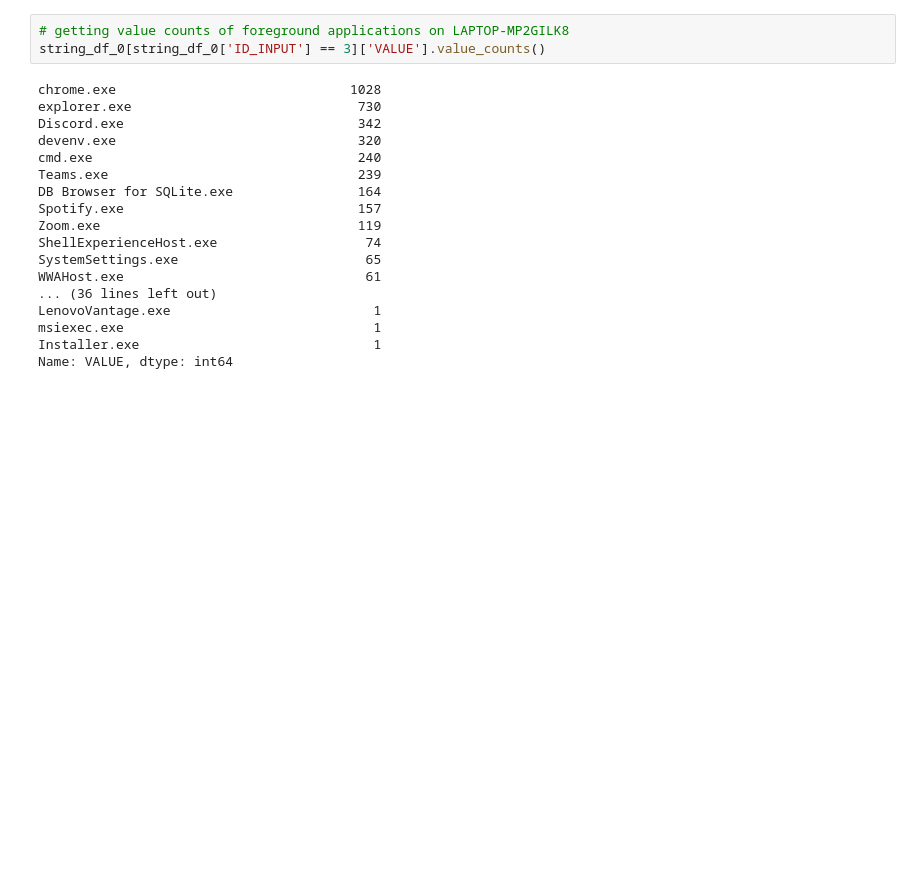
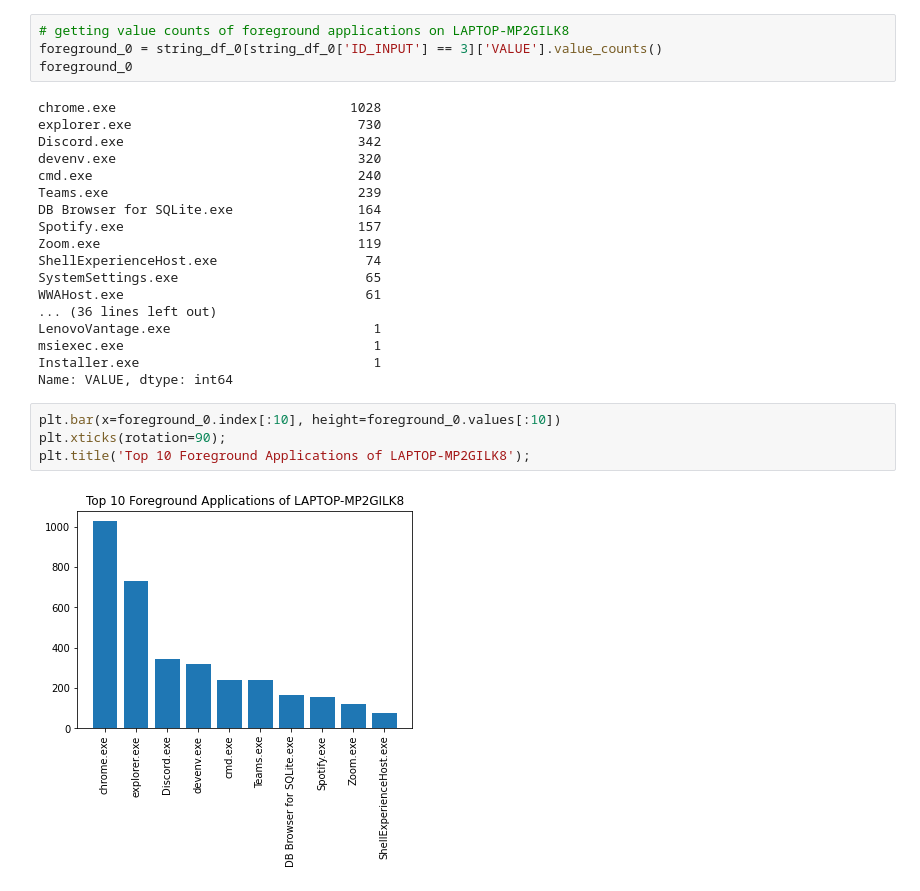
Before and after one commit to jared8thach/DSC180-ILs, a Jupyter notebook: quarter_2/group3_eda.ipynb, the cells around one changed output. Drawn from its saved outputs; the diff is of its cells as text; blank space fills up the shorter version.

```diff
--- a/quarter_2/group3_eda.ipynb
+++ b/quarter_2/group3_eda.ipynb
@@ -42,6 +61,7 @@ string_df_1, ull_df_1 = get_all_databases('group3_collected_data_pc_1')
 # %%
 # getting value counts of foreground applications on LAPTOP-MP2GILK8
-string_df_0[string_df_0['ID_INPUT'] == 3]['VALUE'].value_counts()
+foreground_0 = string_df_0[string_df_0['ID_INPUT'] == 3]['VALUE'].value_counts()
+foreground_0
 # %% [output]
 chrome.exe                              1028
 explorer.exe                             730
@@ -60,5 +80,11 @@ LenovoVantage.exe                          1
 msiexec.exe                                1
 Installer.exe                              1
 Name: VALUE, dtype: int64
+# %%
+plt.bar(x=foreground_0.index[:10], height=foreground_0.values[:10])
+plt.xticks(rotation=90);
+plt.title('Top 10 Foreground Applications of LAPTOP-MP2GILK8');
+# %% [output]
+[figure, added]
 # %%
 # getting value counts of foreground applications on DESKTOP-E83M0TM
```
Also changed, not shown: parts of 5 cells of this notebook.
